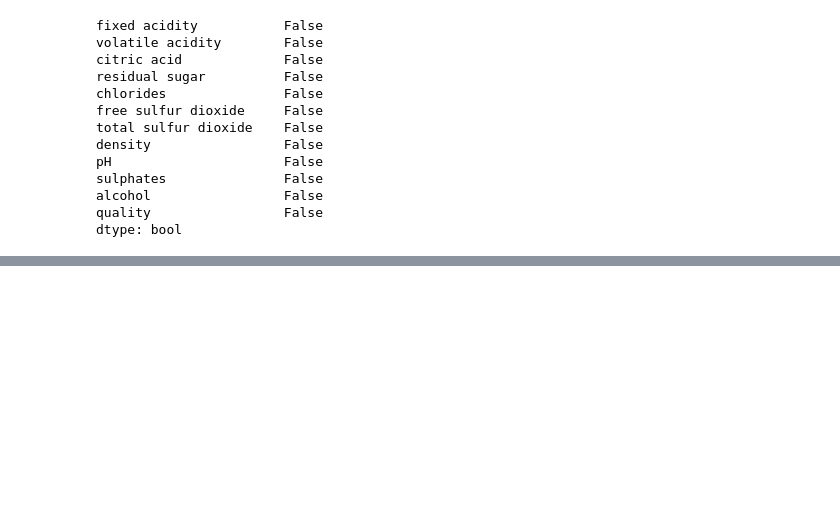
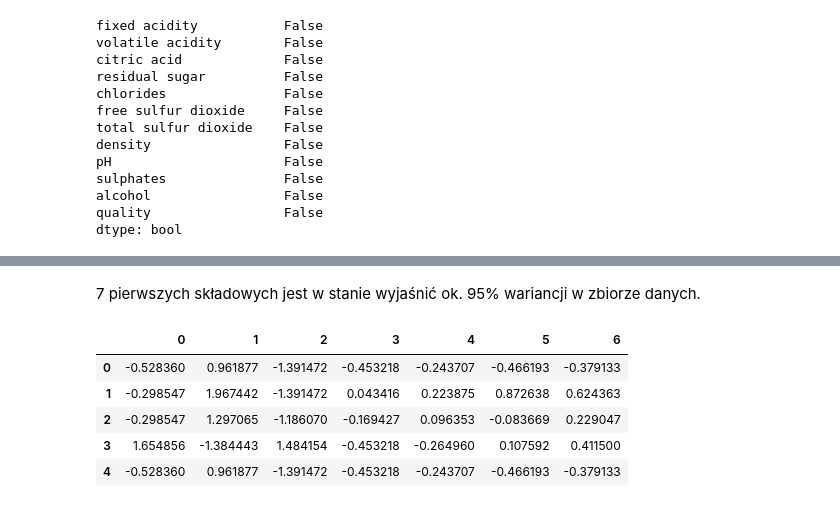
Before and after one commit to tzch96/pk-mow2, a Jupyter notebook: proj.ipynb, the cells around one changed output, grey strips where cells are left out. Cells and saved outputs as stored; diff of their text form; code cells hidden in the pictures; blank space fills up the shorter version.

```diff
--- a/proj.ipynb
+++ b/proj.ipynb
@@ -193 +265,14 @@ Wybrany zbiór nie ma brakujących wartości, dzięki czemu nie musimy stosować
+# %% [markdown]
+7 pierwszych składowych jest w stanie wyjaśnić ok. 95% wariancji w zbiorze danych.
+# %%
+X_pca = pd.DataFrame(X[:, :7])
+
+X_pca.head()
+# %% [output]
+|  | 0 | 1 | 2 | 3 | 4 | 5 | 6 |
+| 0 | -0.528360 | 0.961877 | -1.391472 | -0.453218 | -0.243707 | -0.466193 | -0.379133 |
+| 1 | -0.298547 | 1.967442 | -1.391472 | 0.043416 | 0.223875 | 0.872638 | 0.624363 |
+| 2 | -0.298547 | 1.297065 | -1.186070 | -0.169427 | 0.096353 | -0.083669 | 0.229047 |
+| 3 | 1.654856 | -1.384443 | 1.484154 | -0.453218 | -0.264960 | 0.107592 | 0.411500 |
+| 4 | -0.528360 | 0.961877 | -1.391472 | -0.453218 | -0.243707 | -0.466193 | -0.379133 |
 # %%
```
Also changed, not shown: parts of 8 cells of this notebook.
